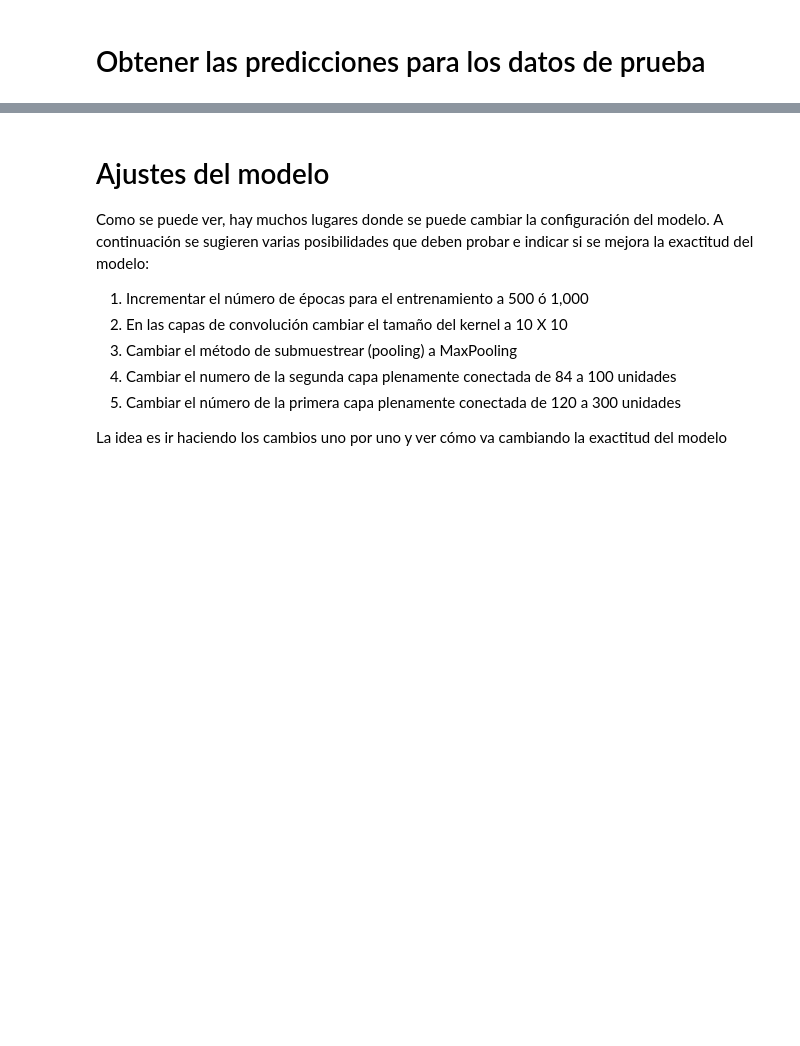
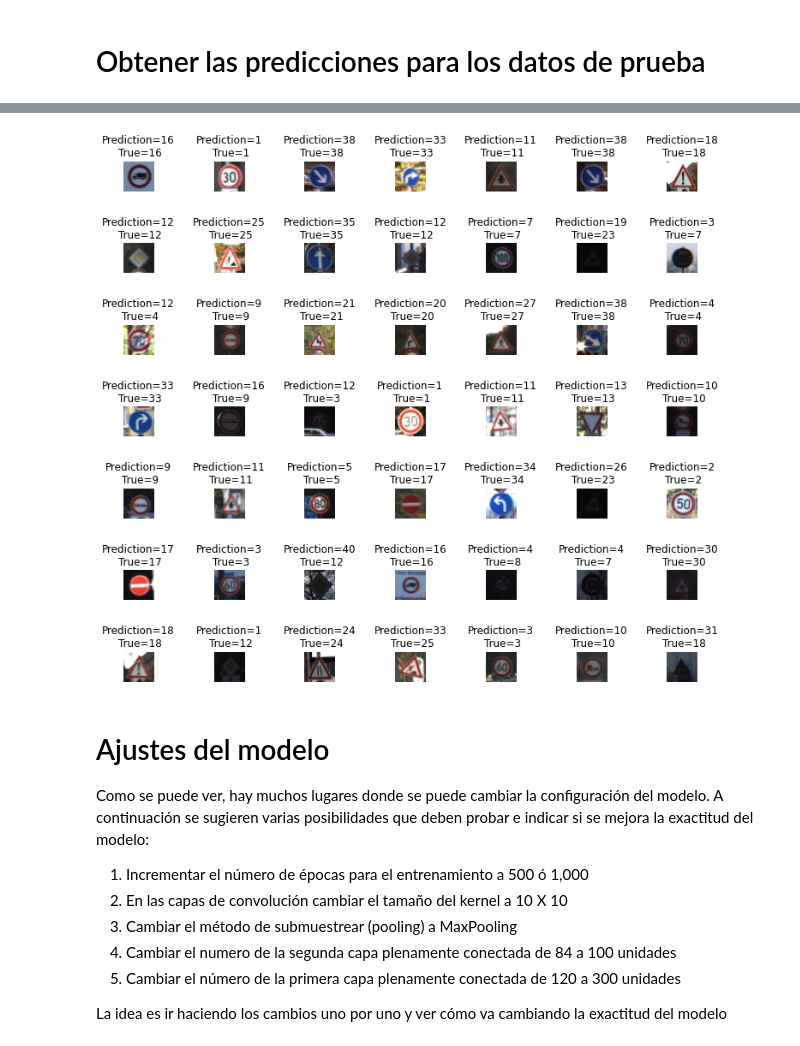
Before and after one commit to diego59x/lab10DataScience, a Jupyter notebook: Lab 10 - Clasificacion Rotulos Transito con LeNet.ipynb, the cells around one changed output, grey strips where cells are left out. Saved outputs shown, nothing was run; the diff lists cells and outputs as text; code cells hidden in the pictures; blank space fills up the shorter version.

```diff
--- a/Lab 10 - Clasificacion Rotulos Transito con LeNet.ipynb
+++ b/Lab 10 - Clasificacion Rotulos Transito con LeNet.ipynb
@@ -237,3 +287,15 @@ clases_predichas = np.argmax(modelo_cnn.predict(X_prueba_BN_norm),axis=1)
+# %%
+fig, axes = plt.subplots(7, 7, figsize = (12,12))
+axes = axes.ravel()
+
+for i in np.arange(0, 7 * 7):
+    axes[i].axis('off')
+    axes[i].imshow(X_prueba[i])
+    axes[i].set_title("Prediction={}\n True={}".format(class_predic[i], y_prueba[i]))
+
+plt.subplots_adjust(wspace=2)
+# %% [output]
+[figure, added]
 # %% [markdown]
 #  Ajustes del modelo
 
```
Also changed, not shown: parts of 20 cells of this notebook, 2 other files.
